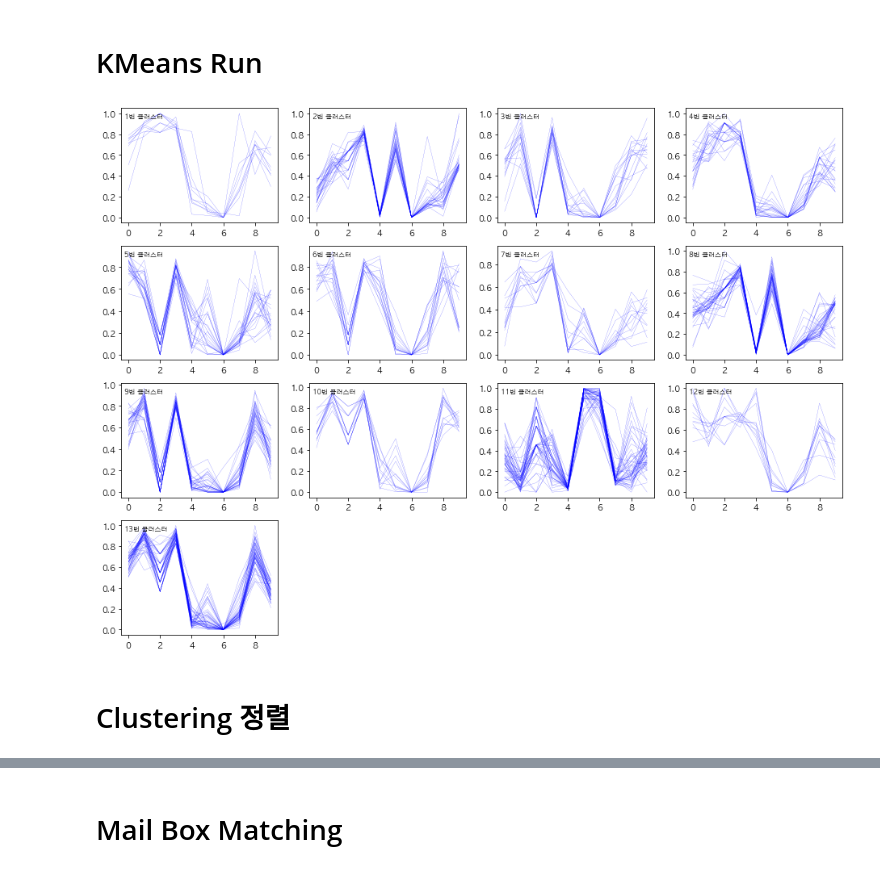
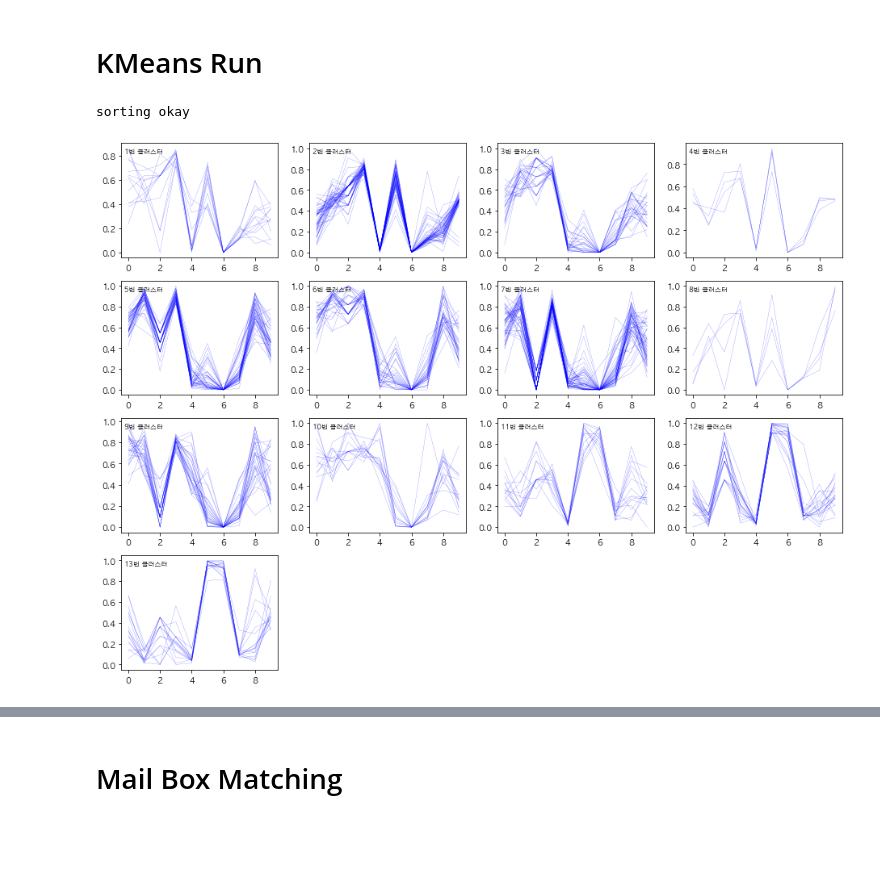
Before and after one commit to formegusto/research-muletter, a Jupyter notebook: pt4. MailBox Clustering.ipynb, the cells around one changed output, grey strips where cells are left out. Cells and saved outputs as stored; diff of their text form; code cells hidden in the pictures; blank space fills up the shorter version.

```diff
--- a/pt4. MailBox Clustering.ipynb
+++ b/pt4. MailBox Clustering.ipynb
@@ -54,14 +51,13 @@ utils.visual_norm_data(None, norm_features)
 # %%
 kmeans = utils.KMeans(
     datas=norm_features
 )
 kmeans.run(early_stop_cnt=5)
 
 clear_output(wait=True)
 
-_label = kmeans.clusters
+kmeans.sorting()
 utils.visual_cluster_data(norm_features, kmeans)
 # %% [output]
+sorting okay
-[figure, old version]
+[figure, new version]
-# %% [markdown]
-# Clustering 정렬
```
Also changed, not shown: parts of 29 cells of this notebook, 6 other files.
